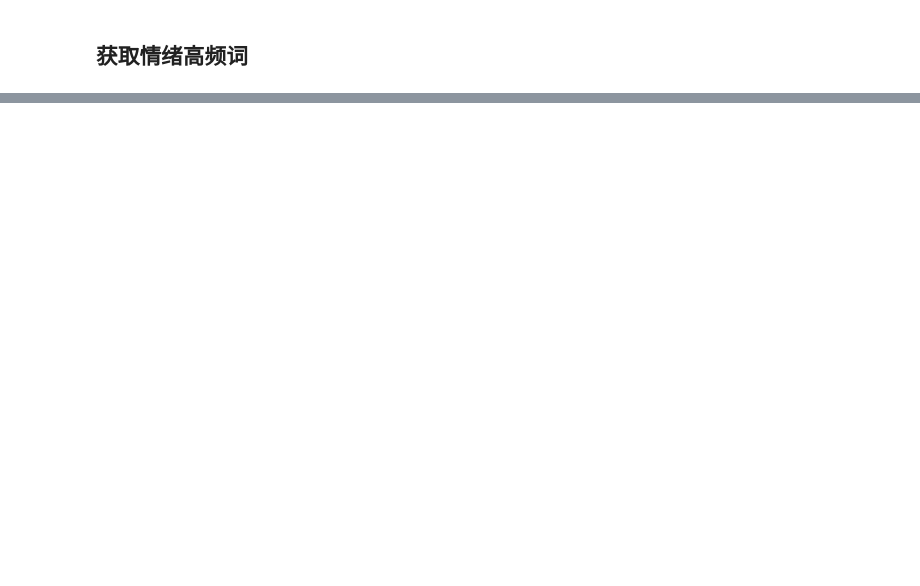
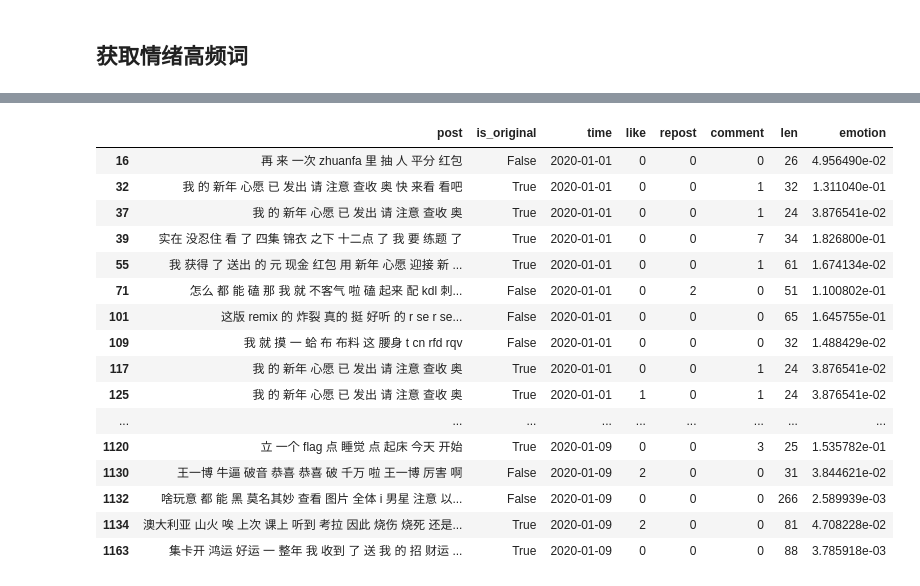
Before and after one commit to const7/Emotion-Contagion, a Jupyter notebook: code/weibo_user.ipynb, the cells around one changed output, grey strips where cells are left out. Cells and saved outputs as stored; diff of their text form; code cells hidden in the pictures; blank space fills up the shorter version.

```diff
--- a/code/weibo_user.ipynb
+++ b/code/weibo_user.ipynb
@@ -23,7 +25,7 @@ negative_words_path = "../data/dictionary/ntusd-negative.txt"
 #显示所有列
 pd.set_option('display.max_columns', None)
 #显示所有行
-pd.set_option('display.max_rows', 20)
+pd.set_option('display.max_rows', 100)
 #设置value的显示长度为100，默认为50
 pd.set_option('max_colwidth',200)
 # %% [markdown]
@@ -189,0 +182,25 @@ neg_counter.most_common(10)
+# %%
+data["len"] = data.post.apply(lambda x: len(x))
+data = data[data["len"] > 2]
+# %%
+data["emotion"] = data.post.apply(lambda x: SnowNLP(x).sentiments)
+# %%
+data[data["emotion"]>0.5].head(100)
+# %% [output]
+|  | post | is_original | time | like | repost | comment | len | emotion |
+| 16 | 再 来 一次 zhuanfa 里 抽 人 平分 红包 | False | 2020-01-01 | 0 | 0 | 0 | 26 | 4.956490e-02 |
+| 32 | 我 的 新年 心愿 已 发出 请 注意 查收 奥 快 来看 看吧 | True | 2020-01-01 | 0 | 0 | 1 | 32 | 1.311040e-01 |
+| 37 | 我 的 新年 心愿 已 发出 请 注意 查收 奥 | True | 2020-01-01 | 0 | 0 | 1 | 24 | 3.876541e-02 |
+| 39 | 实在 没忍住 看 了 四集 锦衣 之下 十二点 了 我 要 练题 了 | True | 2020-01-01 | 0 | 0 | 7 | 34 | 1.826800e-01 |
+| 55 | 我 获得 了 送出 的 元 现金 红包 用 新年 心愿 迎接 新 ... | True | 2020-01-01 | 0 | 0 | 1 | 61 | 1.674134e-02 |
+| 71 | 怎么 都 能 磕 那 我 就 不客气 啦 磕 起来 配 kdl 刺... | False | 2020-01-01 | 0 | 2 | 0 | 51 | 1.100802e-01 |
+| 101 | 这版 remix 的 炸裂 真的 挺 好听 的 r se r se... | False | 2020-01-01 | 0 | 0 | 0 | 65 | 1.645755e-01 |
+| 109 | 我 就 摸 一 蛤 布 布料 这 腰身 t cn rfd rqv | False | 2020-01-01 | 0 | 0 | 0 | 32 | 1.488429e-02 |
+| 117 | 我 的 新年 心愿 已 发出 请 注意 查收 奥 | True | 2020-01-01 | 0 | 0 | 1 | 24 | 3.876541e-02 |
+| 125 | 我 的 新年 心愿 已 发出 请 注意 查收 奥 | True | 2020-01-01 | 1 | 0 | 1 | 24 | 3.876541e-02 |
+| ... | ... | ... | ... | ... | ... | ... | ... | ... |
+| 1120 | 立 一个 flag 点 睡觉 点 起床 今天 开始 | True | 2020-01-09 | 0 | 0 | 3 | 25 | 1.535782e-01 |
+| 1130 | 王一博 牛逼 破音 恭喜 恭喜 破 千万 啦 王一博 厉害 啊 | False | 2020-01-09 | 2 | 0 | 0 | 31 | 3.844621e-02 |
+| 1132 | 啥玩意 都 能 黑 莫名其妙 查看 图片 全体 i 男星 注意 以... | False | 2020-01-09 | 0 | 0 | 0 | 266 | 2.589939e-03 |
+| 1134 | 澳大利亚 山火 唉 上次 课上 听到 考拉 因此 烧伤 烧死 还是... | True | 2020-01-09 | 2 | 0 | 0 | 81 | 4.708228e-02 |
+| 1163 | 集卡开 鸿运 好运 一 整年 我 收到 了 送 我 的 招 财运 ... | True | 2020-01-09 | 0 | 0 | 0 | 88 | 3.785918e-03 |
```
Also changed, not shown: parts of 16 cells of this notebook, 13 other files.
